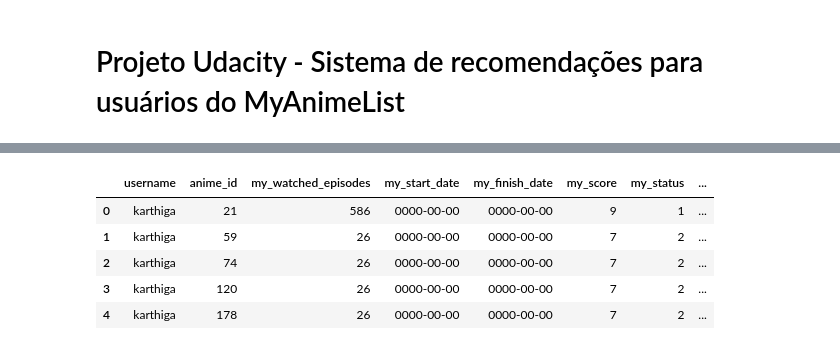
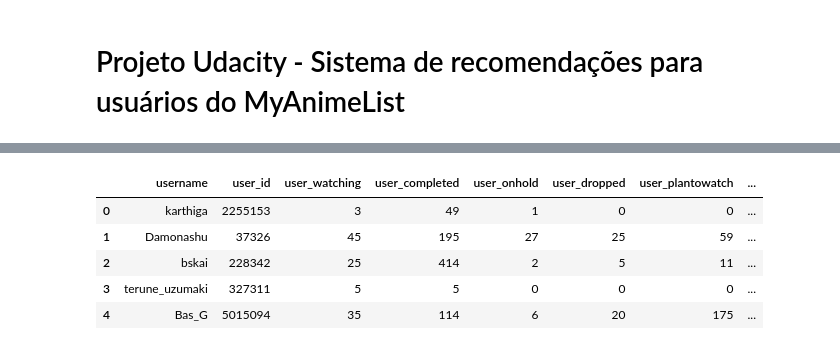
Before and after one commit to Martelloti/MyAnimeListRecSys, a Jupyter notebook: RecSys.ipynb, the cells around one changed output, grey strips where cells are left out. Saved outputs shown, nothing was run; the diff lists cells and outputs as text; code cells hidden in the pictures.

```diff
--- a/RecSys.ipynb
+++ b/RecSys.ipynb
@@ -16,9 +38,9 @@ UsersDF = pd.read_csv('users_cleaned.csv')
 # %%
-InteractionsDF.head()
+UsersDF.head()
 # %% [output]
-|  | username | anime_id | my_watched_episodes | my_start_date | my_finish_date | my_score | my_status | ... |
-| 0 | karthiga | 21 | 586 | 0000-00-00 | 0000-00-00 | 9 | 1 | ... |
-| 1 | karthiga | 59 | 26 | 0000-00-00 | 0000-00-00 | 7 | 2 | ... |
-| 2 | karthiga | 74 | 26 | 0000-00-00 | 0000-00-00 | 7 | 2 | ... |
-| 3 | karthiga | 120 | 26 | 0000-00-00 | 0000-00-00 | 7 | 2 | ... |
-| 4 | karthiga | 178 | 26 | 0000-00-00 | 0000-00-00 | 7 | 2 | ... |
+|  | username | user_id | user_watching | user_completed | user_onhold | user_dropped | user_plantowatch | ... |
+| 0 | karthiga | 2255153 | 3 | 49 | 1 | 0 | 0 | ... |
+| 1 | Damonashu | 37326 | 45 | 195 | 27 | 25 | 59 | ... |
+| 2 | bskai | 228342 | 25 | 414 | 2 | 5 | 11 | ... |
+| 3 | terune_uzumaki | 327311 | 5 | 5 | 0 | 0 | 0 | ... |
+| 4 | Bas_G | 5015094 | 35 | 114 | 6 | 20 | 175 | ... |
```
Also changed, not shown: parts of 28 cells of this notebook, 1 other file.
